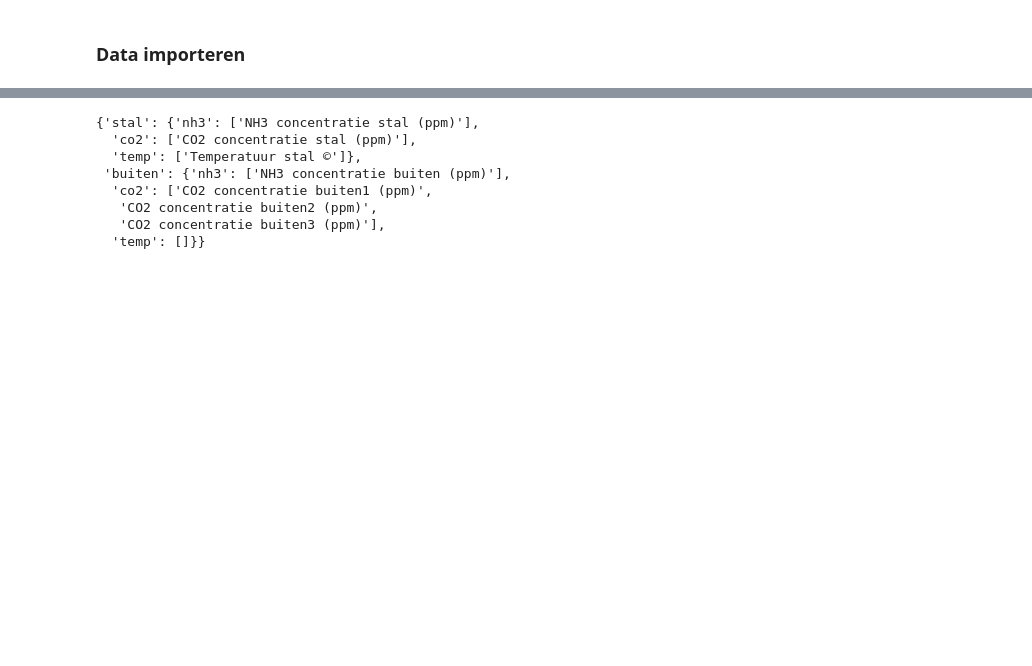
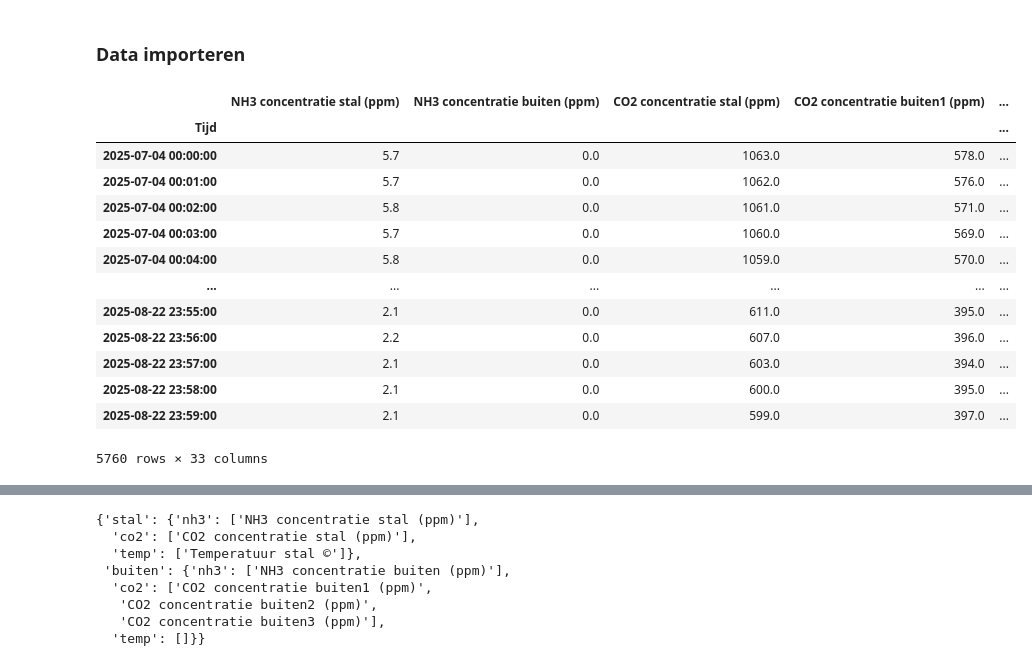
Before and after one commit to fenke/openstal, a Jupyter notebook: nbs/27_stal_massabalans.ipynb, the cells around one changed output, grey strips where cells are left out. Drawn from its saved outputs; the diff is of its cells as text; code cells hidden in the pictures; blank space fills up the shorter version.

```diff
--- a/nbs/27_stal_massabalans.ipynb
+++ b/nbs/27_stal_massabalans.ipynb
@@ -871,0 +1229,17 @@ test_dataframe = pd.read_excel(test_data_filename, sheet_name='Ruwe Data (CARS)'
+# %%
+test_dataframe
+# %% [output]
+|  | NH3 concentratie stal (ppm) | NH3 concentratie buiten (ppm) | CO2 concentratie stal (ppm) | CO2 concentratie buiten1 (ppm) | ... |
+| Tijd |  |  |  |  | ... |
+| 2025-07-04 00:00:00 | 5.7 | 0.0 | 1063.0 | 578.0 | ... |
+| 2025-07-04 00:01:00 | 5.7 | 0.0 | 1062.0 | 576.0 | ... |
+| 2025-07-04 00:02:00 | 5.8 | 0.0 | 1061.0 | 571.0 | ... |
+| 2025-07-04 00:03:00 | 5.7 | 0.0 | 1060.0 | 569.0 | ... |
+| 2025-07-04 00:04:00 | 5.8 | 0.0 | 1059.0 | 570.0 | ... |
+| ... | ... | ... | ... | ... | ... |
+| 2025-08-22 23:55:00 | 2.1 | 0.0 | 611.0 | 395.0 | ... |
+| 2025-08-22 23:56:00 | 2.2 | 0.0 | 607.0 | 396.0 | ... |
+| 2025-08-22 23:57:00 | 2.1 | 0.0 | 603.0 | 394.0 | ... |
+| 2025-08-22 23:58:00 | 2.1 | 0.0 | 600.0 | 395.0 | ... |
+| 2025-08-22 23:59:00 | 2.1 | 0.0 | 599.0 | 397.0 | ... |
+5760 rows × 33 columns
```
Also changed, not shown: parts of 34 cells of this notebook, 2 other files.
